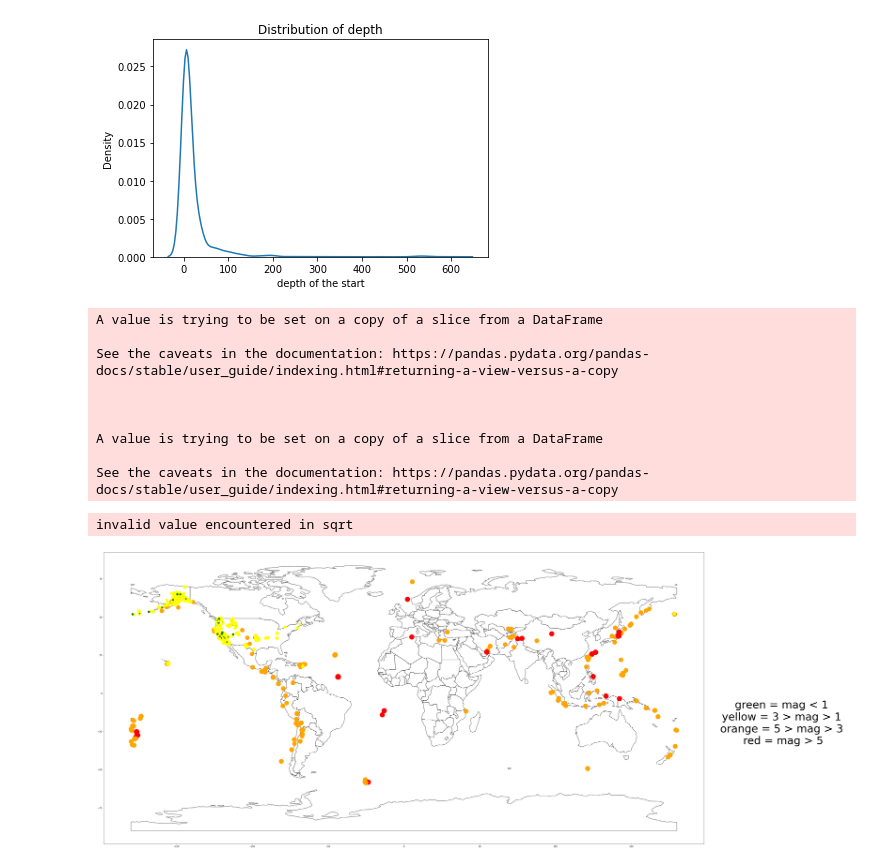
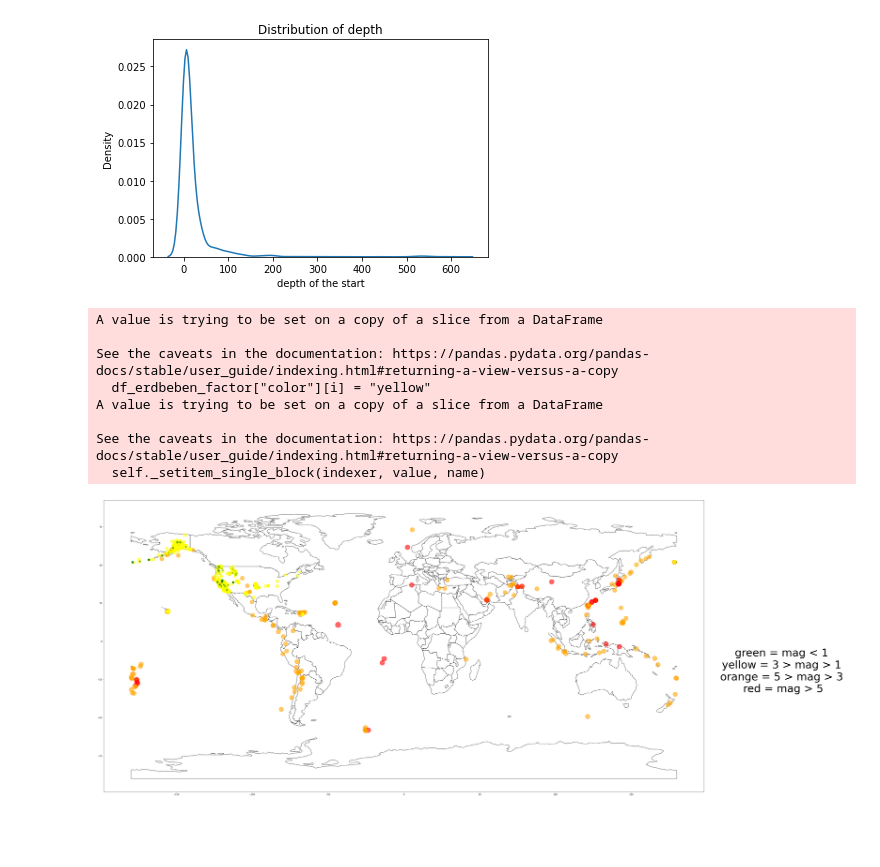
Before and after one commit to janisfroelich/daw, a Jupyter notebook: Erdbeben/Daten_aufbereiten.ipynb, the cells around one changed output. Cells and saved outputs as stored; diff of their text form; code cells hidden in the pictures; blank space fills up the shorter version.

```diff
--- a/Erdbeben/Daten_aufbereiten.ipynb
+++ b/Erdbeben/Daten_aufbereiten.ipynb
@@ -209,10 +210,6 @@ print(df_tsunami)
 1917  POINT Z (141.58700 37.70150 63.07000)  16/03/22 15:36:33     63
 
 [3 rows x 28 columns]
-# %%
-mag_people_felt = []
-for i in range(len(df_erdbeben_factor)):
-    mag_people_felt.append(df_erdbeben_factor["mag"][i] * df_erdbeben_factor["nfelt"][i])
 # %%
 world = gpd.read_file(gpd.datasets.get_path('naturalearth_lowres'))
 axis = world.plot(figsize=(10,10), color='white', edgecolor='black')
@@ -274,21 +271,19 @@ for i in range(len(df_erdbeben_factor)):
 A value is trying to be set on a copy of a slice from a DataFrame
 
 See the caveats in the documentation: https://pandas.pydata.org/pandas-docs/stable/user_guide/indexing.html#returning-a-view-versus-a-copy
-
-
-
+  df_erdbeben_factor["color"][i] = "yellow"
 A value is trying to be set on a copy of a slice from a DataFrame
 
 See the caveats in the documentation: https://pandas.pydata.org/pandas-docs/stable/user_guide/indexing.html#returning-a-view-versus-a-copy
+  self._setitem_single_block(indexer, value, name)
 # %%
 #Import world map from geopandas
 world = gpd.read_file(gpd.datasets.get_path('naturalearth_lowres'))
 axis = world.plot(figsize=(50,50), color='white', edgecolor='black')
 
-df_erdbeben_factor.plot(ax=axis, color=df_erdbeben_factor["color"], markersize=(df_erdbeben_factor["mag"]*100))
+df_erdbeben_factor.plot(ax=axis, color=df_erdbeben_factor["color"], markersize=(df_erdbeben_factor["mag"]*100), alpha=0.6)
 plt.suptitle("green = mag < 1\n yellow = 3 > mag > 1 \n orange = 5 > mag > 3 \n red = mag > 5", x=1, y=0.5, fontsize=50)
 plt.show()
 # %% [output]
-invalid value encountered in sqrt
-[figure, old version]
+[figure, new version]
 # %%
```
Also changed, not shown: parts of 4 cells of this notebook, 1 other file.
